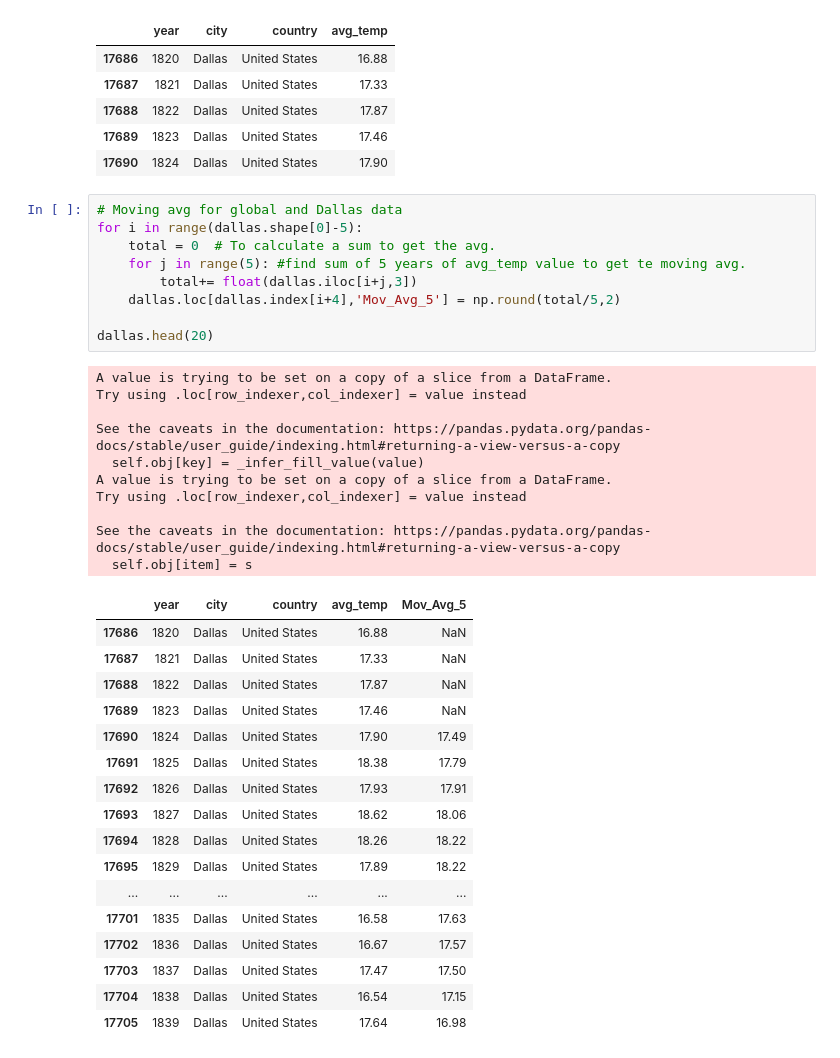
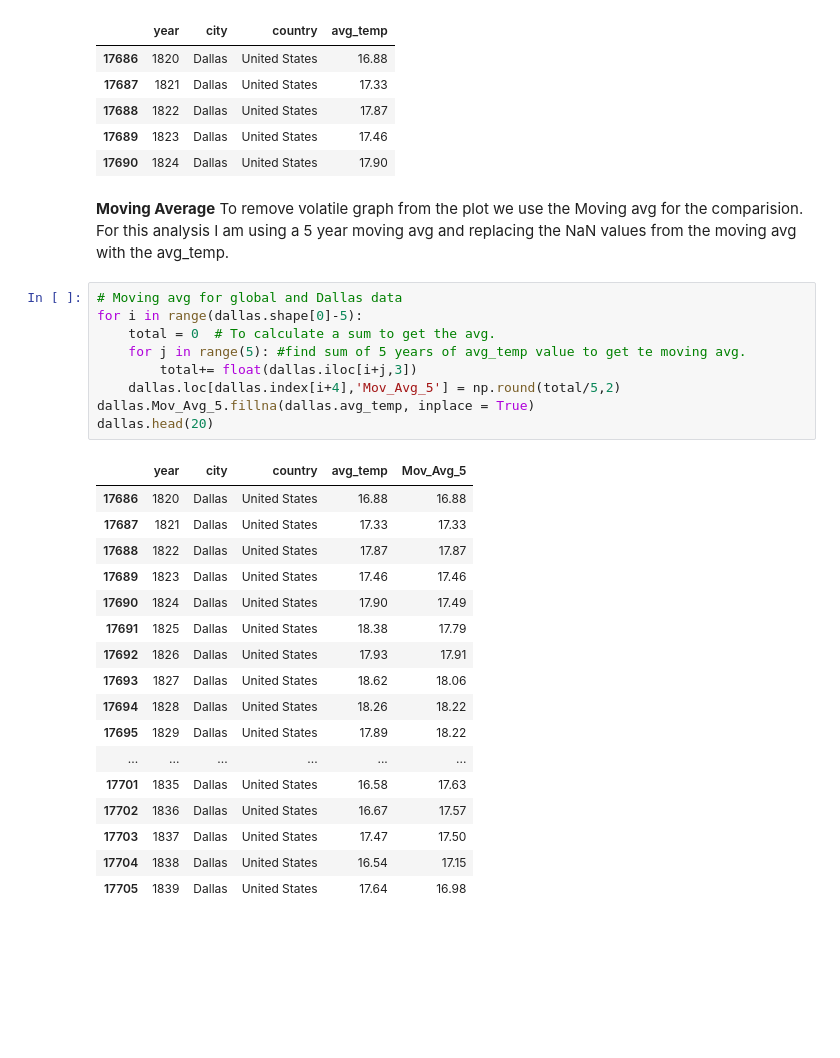
Before and after one commit to NagarjunaThiyyagura/Weather_Data_Analysis, a Jupyter notebook: City_Global_Data_analysis.ipynb, the cells around one changed output. Drawn from its saved outputs; the diff is of its cells as text; blank space fills up the shorter version.

Commit message:
Complete documentation of analysis that is done with the Observations

```diff
--- a/City_Global_Data_analysis.ipynb
+++ b/City_Global_Data_analysis.ipynb
@@ -37,31 +61,24 @@ dallas.head(5)
 | 17688 | 1822 | Dallas | United States | 17.87 |
 | 17689 | 1823 | Dallas | United States | 17.46 |
 | 17690 | 1824 | Dallas | United States | 17.90 |
+# %% [markdown]
+<b> Moving Average</b></br>
+To remove volatile graph from the plot we use the Moving avg for the comparision. For this analysis I am using a 5 year moving avg and replacing the NaN values from the moving avg with the avg_temp.
 # %%
 # Moving avg for global and Dallas data
 for i in range(dallas.shape[0]-5):
     total = 0  # To calculate a sum to get the avg.
     for j in range(5): #find sum of 5 years of avg_temp value to get te moving avg.
         total+= float(dallas.iloc[i+j,3])
     dallas.loc[dallas.index[i+4],'Mov_Avg_5'] = np.round(total/5,2)
-
+dallas.Mov_Avg_5.fillna(dallas.avg_temp, inplace = True)
 dallas.head(20)
 # %% [output]
-A value is trying to be set on a copy of a slice from a DataFrame.
-Try using .loc[row_indexer,col_indexer] = value instead
-
-See the caveats in the documentation: https://pandas.pydata.org/pandas-docs/stable/user_guide/indexing.html#returning-a-view-versus-a-copy
-  self.obj[key] = _infer_fill_value(value)
-A value is trying to be set on a copy of a slice from a DataFrame.
-Try using .loc[row_indexer,col_indexer] = value instead
-
-See the caveats in the documentation: https://pandas.pydata.org/pandas-docs/stable/user_guide/indexing.html#returning-a-view-versus-a-copy
-  self.obj[item] = s
 |  | year | city | country | avg_temp | Mov_Avg_5 |
-| 17686 | 1820 | Dallas | United States | 16.88 | NaN |
-| 17687 | 1821 | Dallas | United States | 17.33 | NaN |
-| 17688 | 1822 | Dallas | United States | 17.87 | NaN |
-| 17689 | 1823 | Dallas | United States | 17.46 | NaN |
+| 17686 | 1820 | Dallas | United States | 16.88 | 16.88 |
+| 17687 | 1821 | Dallas | United States | 17.33 | 17.33 |
+| 17688 | 1822 | Dallas | United States | 17.87 | 17.87 |
+| 17689 | 1823 | Dallas | United States | 17.46 | 17.46 |
 | 17690 | 1824 | Dallas | United States | 17.90 | 17.49 |
 | 17691 | 1825 | Dallas | United States | 18.38 | 17.79 |
 | 17692 | 1826 | Dallas | United States | 17.93 | 17.91 |
```
Also changed, not shown: parts of 10 cells of this notebook.
